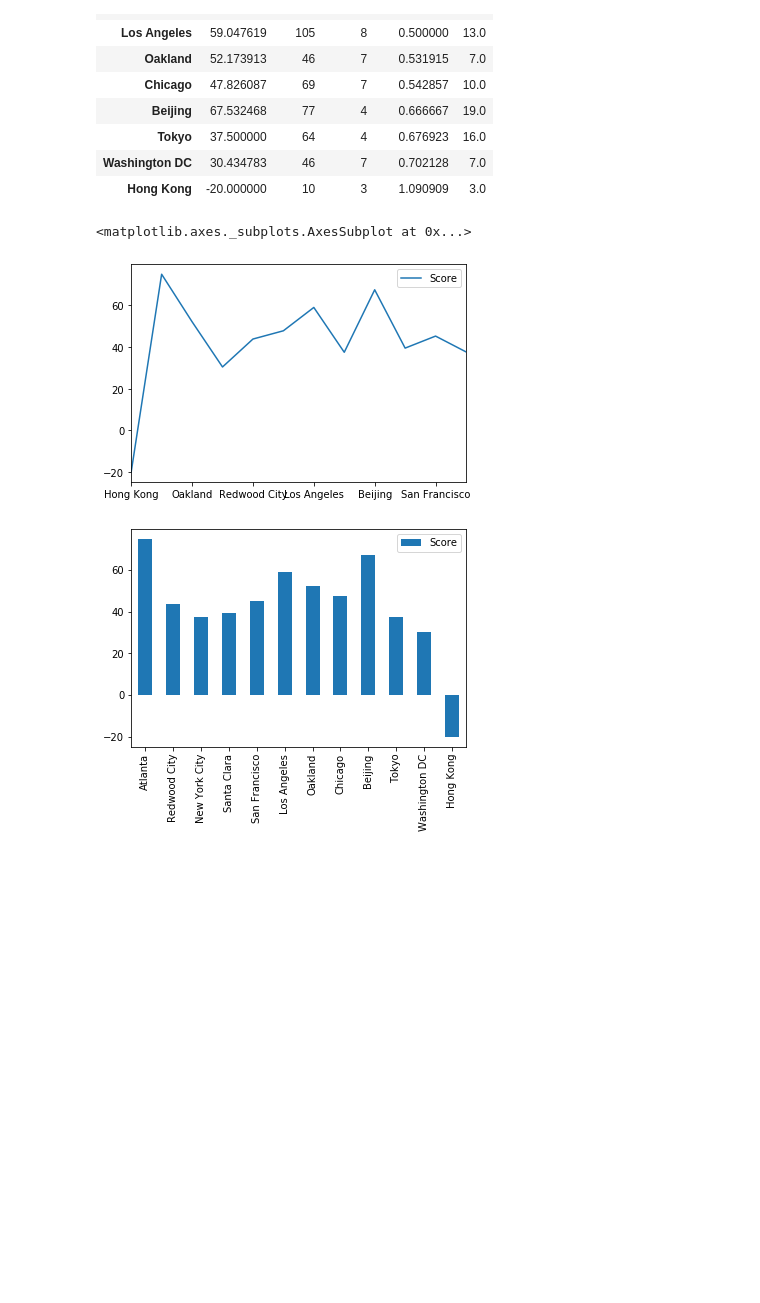
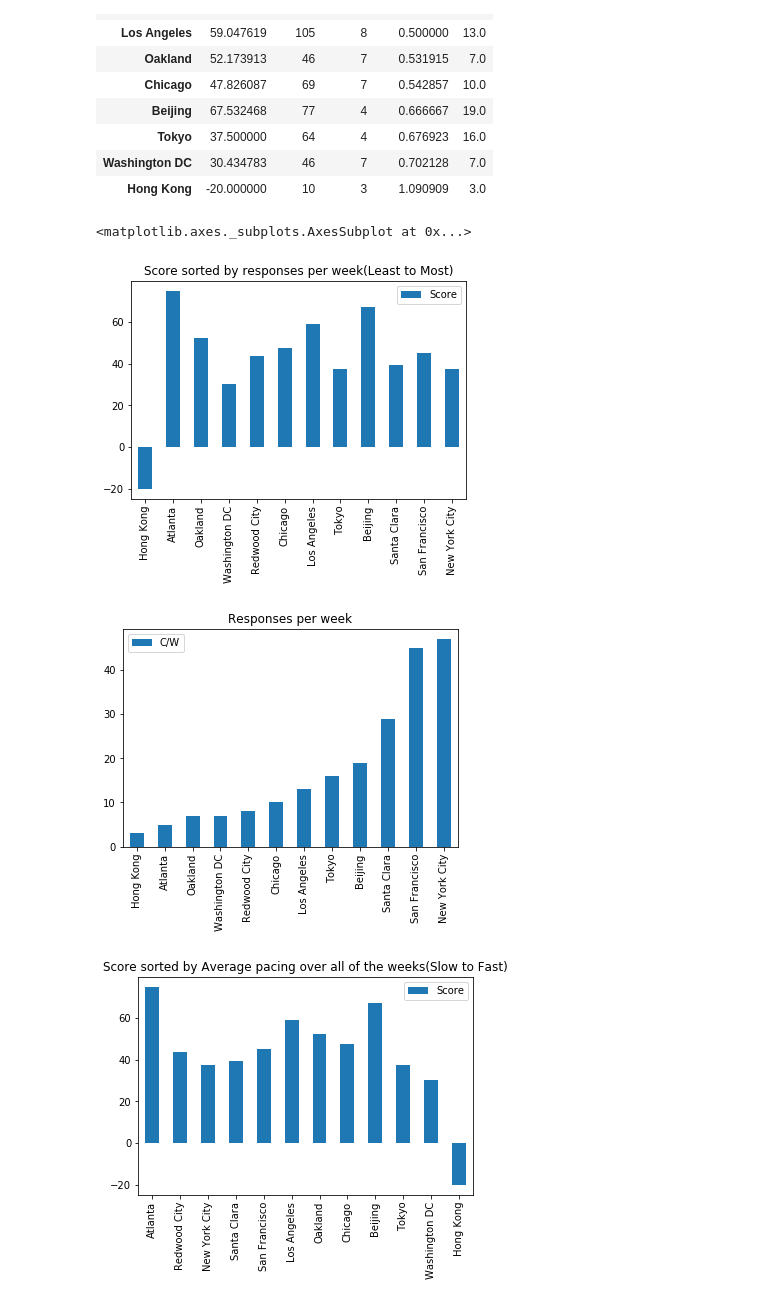
Before and after one commit to Perzival1312/ds11, a Jupyter notebook: NPS_2.ipynb, the cells around one changed output. Drawn from its saved outputs; the diff is of its cells as text; code cells hidden in the pictures; blank space fills up the shorter version.

```diff
--- a/NPS_2.ipynb
+++ b/NPS_2.ipynb
@@ -155,12 +171,17 @@ location_nps
 | Hong Kong | -20.000000 | 10 | 3 | 1.090909 | 3.0 |
 # %%
 location_nps.sort_values('C/W', inplace=True)
-location_nps.plot.line(y=['Score'])
+location_nps.plot.bar(y=['Score'], title='Score sorted by responses per week(Least to Most)')
+
+location_nps.plot.bar(y=['C/W'], title='Responses per week')
 
 
 location_nps.sort_values('Ave. Pacing', inplace=True)
-location_nps.plot.bar(y=['Score'])
+location_nps.plot.bar(y=['Score'], title='Score sorted by Average pacing over all of the weeks(Slow to Fast)')
+
+location_nps.plot.line(y='Score', x='Ave. Pacing', title='Relationship between Pace and Rating')
 # %% [output]
 <matplotlib.axes._subplots.AxesSubplot at 0x...>
-[figure, old version]
+[figure, new version]
-[figure, old version]
+[figure, new version]
+[figure, added]
```
Also changed, not shown: parts of 13 cells of this notebook, 1 other file.
